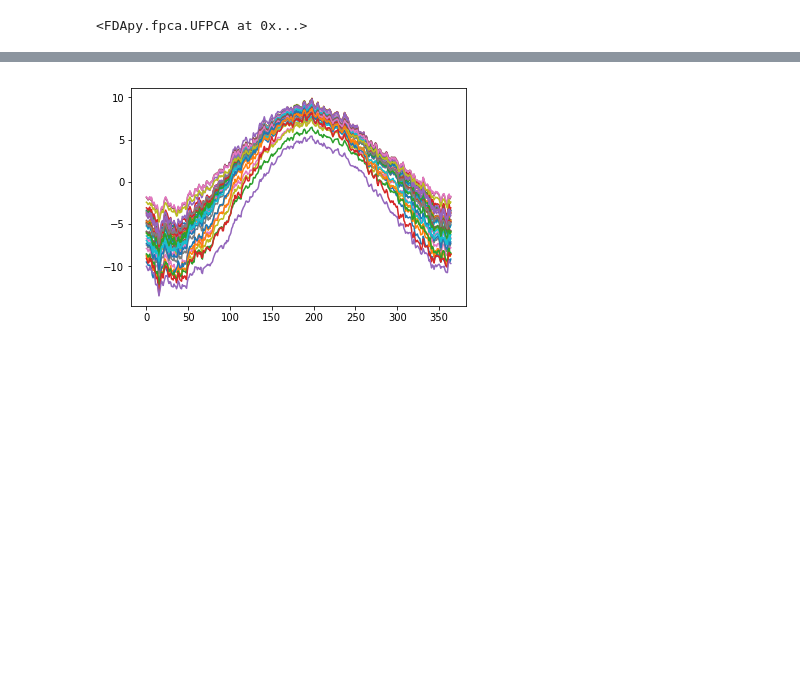
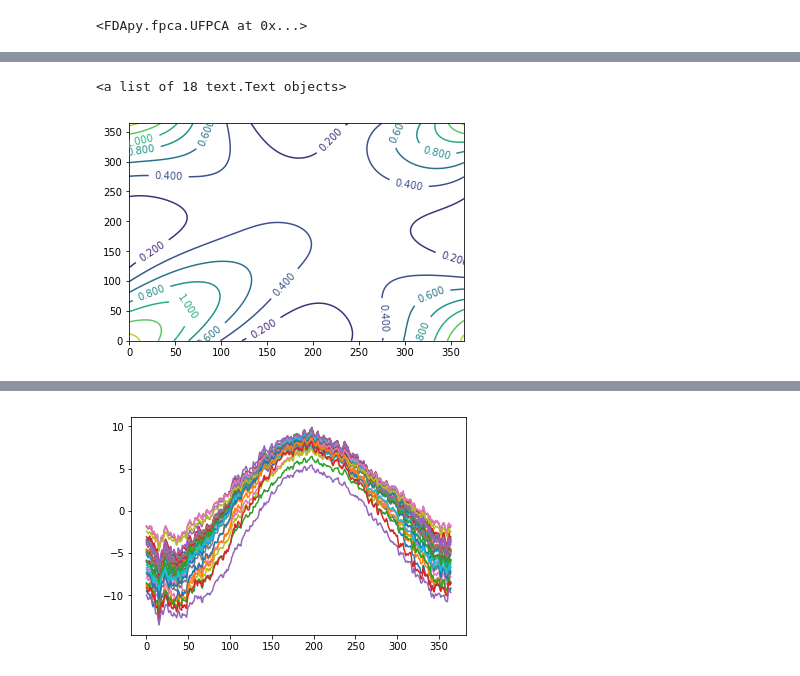
Before and after one commit to StevenGolovkine/FDApy, a Jupyter notebook: examples/canadian_weather.ipynb, the cells around one changed output, grey strips where cells are left out. Cells and saved outputs as stored; diff of their text form; code cells hidden in the pictures; blank space fills up the shorter version.

```diff
--- a/examples/canadian_weather.ipynb
+++ b/examples/canadian_weather.ipynb
@@ -214,3 +224,9 @@ array([182.24861257,  56.51497575,  27.86744747,  14.44133623])
+# %%
+p = plt.contour(np.dot(fpca.eigenfunctions.T, np.dot(np.diag(fpca.eigenvalues), fpca.eigenfunctions)))
+plt.clabel(p, inline=1)
+# %% [output]
+<a list of 18 text.Text objects>
+[figure, added]
 # %%
 # Compute the scores of the dailyTemp data into the eigenfunctions basis.
 dailyTemp_proj = fpca.transform(dailyTemp)
```
Also changed, not shown: parts of 13 cells of this notebook, 1 other file.
